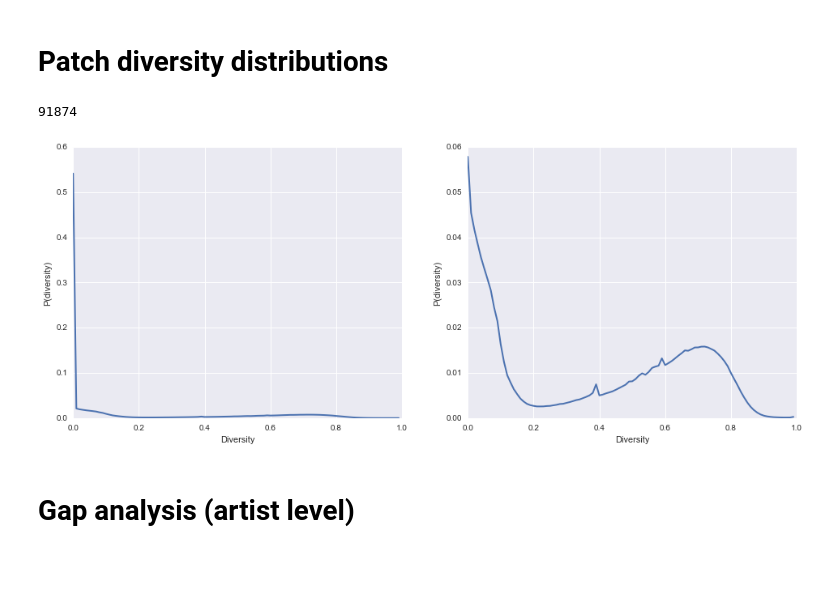
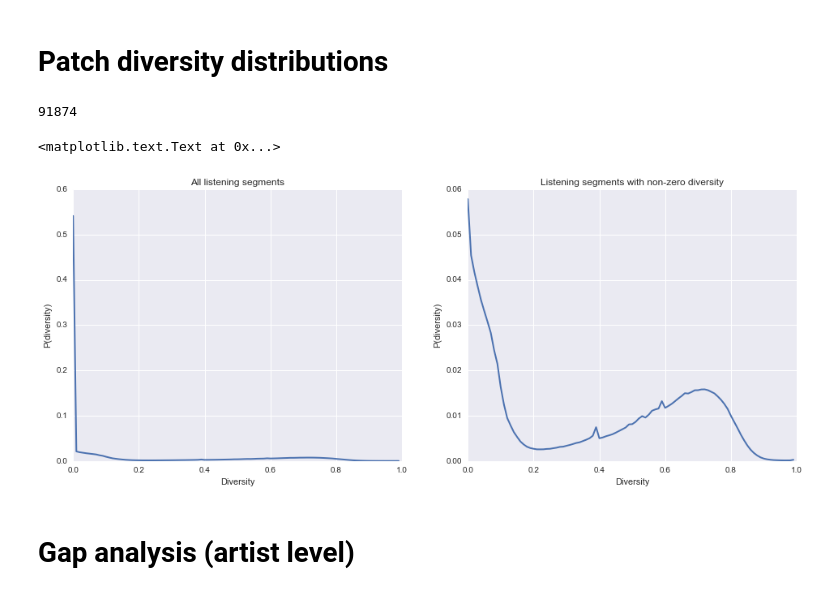
Before and after one commit to jlorince/MusicForaging, a Jupyter notebook: notebooks/result_viz.ipynb, the cells around one changed output. Drawn from its saved outputs; the diff is of its cells as text; code cells hidden in the pictures; blank space fills up the shorter version.

```diff
--- a/notebooks/result_viz.ipynb
+++ b/notebooks/result_viz.ipynb
@@ -323,26 +323,29 @@ ax.legend(loc='lower right')
 # %%
 df = pd.read_table('../testData/diversity_concat',header=None,names=['user','basis','d']).drop_duplicates(['user','basis'])
 print len(df['user'].unique())
 df['d'] = df['d'].apply(lambda s: np.array(s.split(','),dtype=float))
 bins = np.arange(0,1.01,.01)
 
 fig,axes = plt.subplots(1,2,figsize=(16,6))
 zeros = np.nanmean(np.vstack(df[df['basis']=='zeros']['d'].values),axis=0)
 nozeros = np.nanmean(np.vstack(df[df['basis']=='nozeros']['d'].values),axis=0)
 
 axes[0].plot(zeros,lw=2,label='including zeros')
 #axes[0].set_yscale('log')
 axes[1].plot(nozeros,lw=2,ls='-',label='excluding zeros')
 for ax in axes:
     ax.set_ylabel('P(diversity)')
     ax.set_xlabel('Diversity')
     ax.set_xlim(1,len(blocks))
     ax.set_xticks(np.arange(0,101,20))
     ax.set_xticklabels(np.arange(0,1.01,.2))
+axes[0].set_title('All listening segments')
+axes[1].set_title('Listening segments with non-zero diversity')
 #axes[0].legend(loc='upper right')
 # %% [output]
 91874
+<matplotlib.text.Text at 0x...>
-[figure, old version]
+[figure, new version]
 # %% [markdown]
 # Gap analysis (artist level)
 # %%
```
Also changed, not shown: parts of 15 cells of this notebook, 1 other file.
